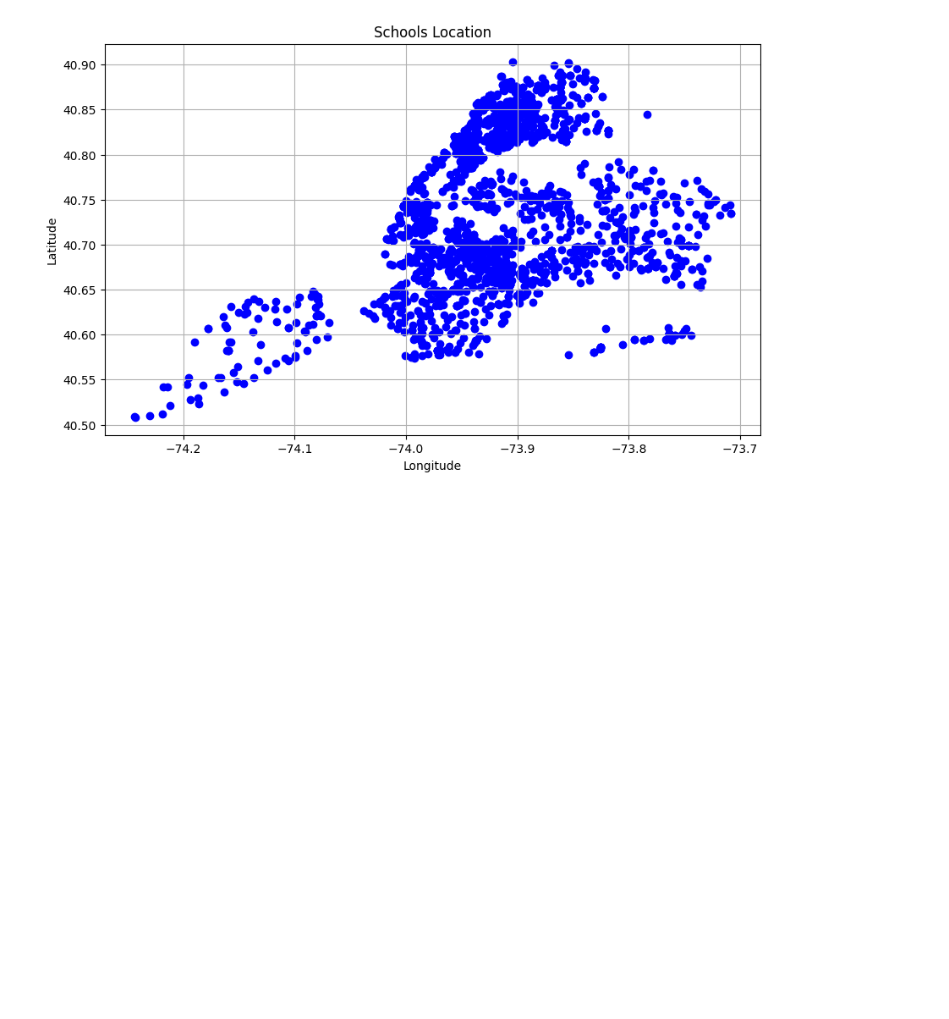
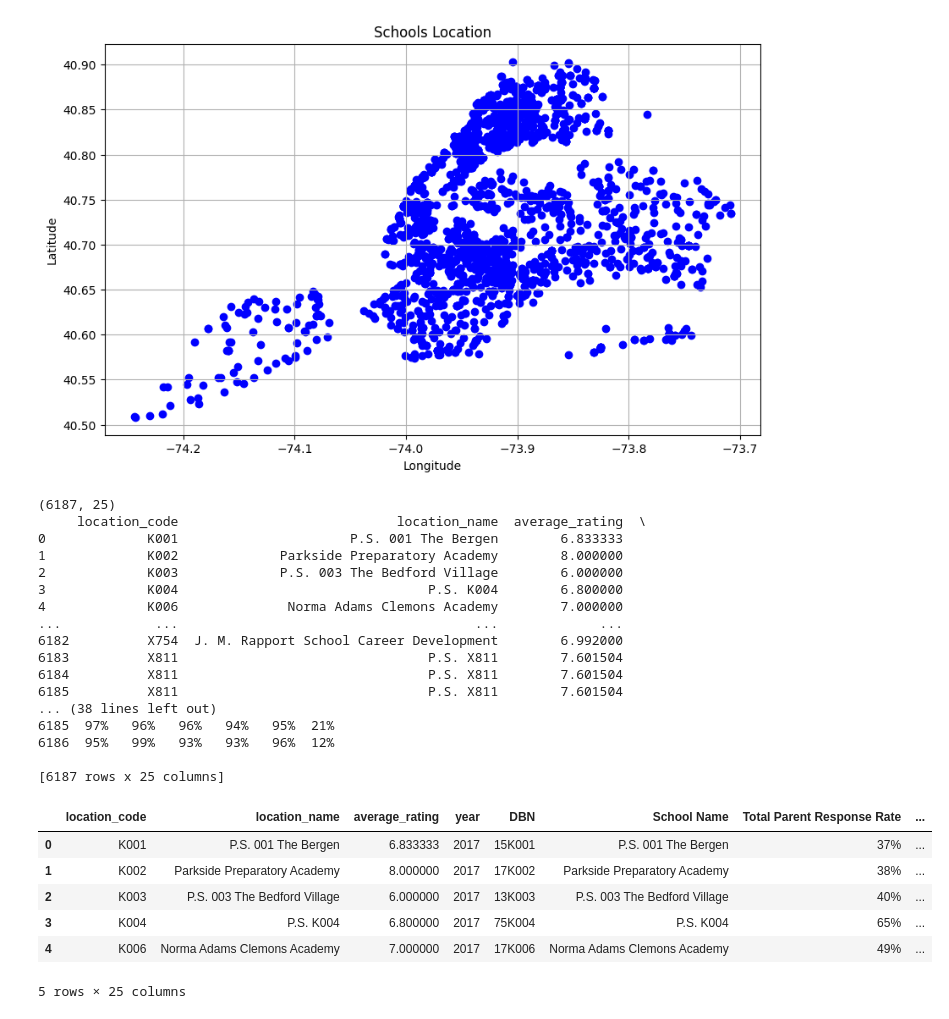
Before and after one commit to angebhayman/Beans-MLCode, a Jupyter notebook: working spaces/mergecode.ipynb, the cells around one changed output. Cells and saved outputs as stored; diff of their text form; code cells hidden in the pictures; blank space fills up the shorter version.

```diff
--- a/working spaces/mergecode.ipynb
+++ b/working spaces/mergecode.ipynb
@@ -174,6 +174,13 @@ merged_2019 = get_schools_with_ratings(p[p['RatingFY_S'] == 2019], schools, 2019
 merged_2021 = get_schools_with_ratings(p[p['RatingFY_S'] == 2021], schools, 2021)
 merged_2022 = get_schools_with_ratings(p[p['RatingFY_S'] == 2022], schools, 2022)
 merged_2023 = get_schools_with_ratings(p[p['RatingFY_S'] == 2023], schools, 2023)
+# %%
+merged_2017['year'] = 2017
+merged_2018['year'] = 2018
+merged_2019['year'] = 2019
+merged_2021['year'] = 2021
+merged_2022['year'] = 2022
+merged_2023['year'] = 2023
 # %%
 # combining final data
 
@@ -187,11 +194,42 @@ all_merged = pd.concat([
 ], ignore_index=True)
 # %%
 survey = pd.read_csv('/workspaces/Beans-MLCode/data/survey.csv')
-# %%
-all_merged.rename(columns={'location_code': 'DBN'}, inplace=True)
 # %%
-final_df = pd.merge(all_merged, survey, how='inner', left_on='location_name', right_on='School Name')
+final_df = pd.merge(
+    all_merged,
+    survey,
+    how='inner',
+    left_on=['location_name', 'year'],  # Merging on both location_name and year from all_merged
+    right_on=['School Name', 'year']    # Merging on School Name and year from survey
+)
-# %%
-final_df = final_df.drop(columns=['location_name', 'DBN_y', 'Total Parent Response Rate'])
+# %%
+print(final_df.shape)
+print(final_df)
+final_df.head()
+# %% [output]
+(6187, 25)
+     location_code                            location_name  average_rating  \
+0             K001                      P.S. 001 The Bergen        6.833333
+1             K002             Parkside Preparatory Academy        8.000000
+2             K003             P.S. 003 The Bedford Village        6.000000
+3             K004                                P.S. K004        6.800000
+4             K006              Norma Adams Clemons Academy        7.000000
+...            ...                                      ...             ...
+6182          X754  J. M. Rapport School Career Development        6.992000
+6183          X811                                P.S. X811        7.601504
+6184          X811                                P.S. X811        7.601504
+6185          X811                                P.S. X811        7.601504
+... (38 lines left out)
+6185  97%   96%   96%   94%   95%  21%
+6186  95%   99%   93%   93%   96%  12%
+
+[6187 rows x 25 columns]
+|  | location_code | location_name | average_rating | year | DBN | School Name | Total Parent Response Rate | ... |
+| 0 | K001 | P.S. 001 The Bergen | 6.833333 | 2017 | 15K001 | P.S. 001 The Bergen | 37% | ... |
+| 1 | K002 | Parkside Preparatory Academy | 8.000000 | 2017 | 17K002 | Parkside Preparatory Academy | 38% | ... |
+| 2 | K003 | P.S. 003 The Bedford Village | 6.000000 | 2017 | 13K003 | P.S. 003 The Bedford Village | 40% | ... |
+| 3 | K004 | P.S. K004 | 6.800000 | 2017 | 75K004 | P.S. K004 | 65% | ... |
+| 4 | K006 | Norma Adams Clemons Academy | 7.000000 | 2017 | 17K006 | Norma Adams Clemons Academy | 49% | ... |
+5 rows × 25 columns
 # %%
 final_df.to_csv('final_df.csv', index=False)
```
Also changed, not shown: parts of 1 cell of this notebook, 2 other files.
